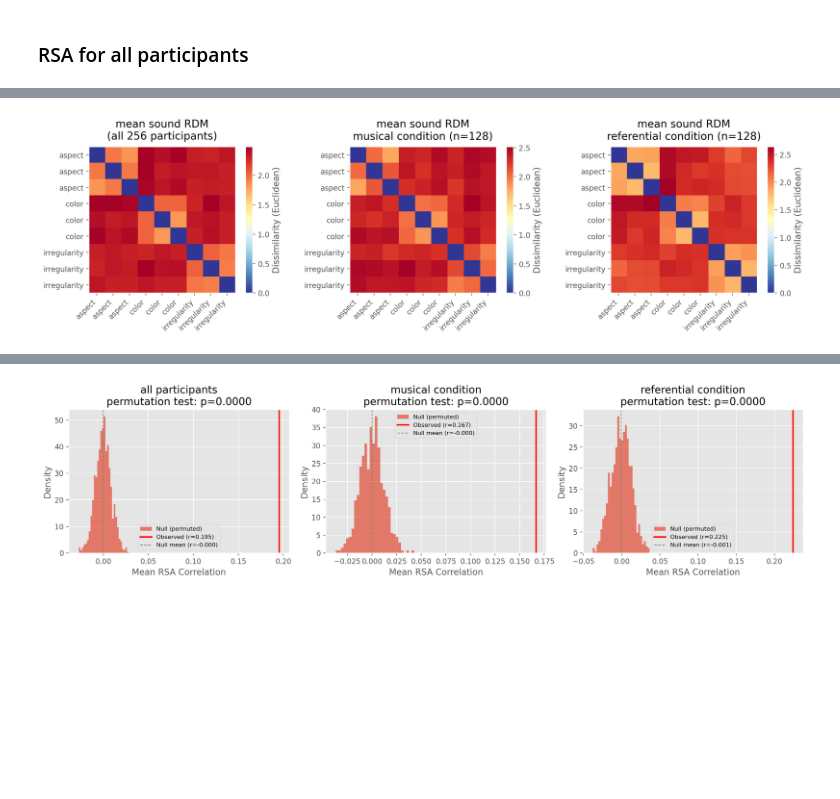
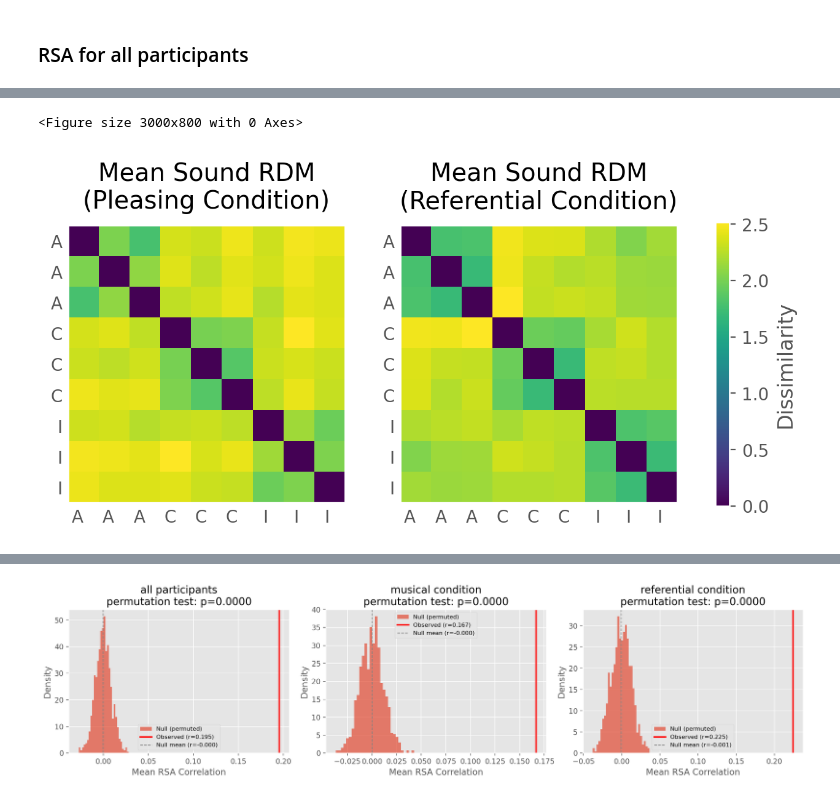
Before and after one commit to matthewcaren/image-scoring, a Jupyter notebook: analysis/viz-audio.ipynb, the cells around one changed output, grey strips where cells are left out. Drawn from its saved outputs; the diff is of its cells as text; code cells hidden in the pictures; blank space fills up the shorter version.

```diff
--- a/analysis/viz-audio.ipynb
+++ b/analysis/viz-audio.ipynb
@@ -88,0 +139,14 @@ plt.tight_layout()
+# %%
+# entropy of (normalized) heatmaps
+def compute_entropy(heatmap):
+    heatmap_flat = heatmap.flatten()
+    heatmap_flat = heatmap_flat[heatmap_flat > 0]  # remove zero entries
+    entropy = -np.sum(heatmap_flat * np.log2(heatmap_flat))
+    return entropy
+
+entropy_musical = compute_entropy(musical_heatmap)
+entropy_referential = compute_entropy(referential_heatmap)
+print(f'entropy, pleasing: {entropy_musical:.3f} bits')
+print(f'entropy, referential: {entropy_referential:.3f} bits')
+print(f'difference (pleasing - referential): {entropy_musical - entropy_referential:.3f} bits')
+print(f'compare to perfectly uniform distribution: {np.log2(heatmap_resolution**2):.3f} bits')
@@ -1055,47 +1355,36 @@ Referential condition (n=124):
 # %%
 # Visualize the mean behavioral RDMs and RSA correlation distributions
 plt.figure(figsize=(15, 4), dpi=200)
 
-# Overall mean behavioral RDM
-plt.subplot(1, 3, 1)
-plt.imshow(mean_behavioral_rdm, cmap='RdYlBu_r', interpolation='nearest')
-plt.colorbar(label='Dissimilarity (Euclidean)')
-attribute_labels = ['aspect', 'aspect', 'aspect', 'color', 'color', 'color', 'irregularity', 'irregularity', 'irregularity']
-plt.yticks(range(9), attribute_labels, fontsize=10)
-plt.xticks(range(9), attribute_labels, rotation=45, ha='right', fontsize=10)
-plt.grid(False)
-plt.title(f'mean sound RDM\n(all {len(all_rsa_correlations)} participants)', pad=10)
-boundaries = [2.5, 5.5]
-# for boundary in boundaries:
+fig, axes = plt.subplots(1, 2, figsize=(8, 3), dpi=200)
+
+attribute_labels = [label[0].upper() for label in attribute_labels]
+
+im = axes[0].imshow(mean_behavioral_rdm_musical, cmap='viridis', interpolation='nearest')
+axes[0].set_title(f'Mean Sound RDM\n(Pleasing Condition)', pad=10)
+axes[0].set_yticks(range(9))
+axes[0].set_xticks(range(9))
+axes[0].set_yticklabels(attribute_labels, fontsize=10)
+axes[0].set_xticklabels(attribute_labels, ha='right', fontsize=10)
+axes[0].grid(False)
+axes[0].tick_params(axis='both', which='both', length=0)
+
+axes[1].imshow(mean_behavioral_rdm_referential, cmap='viridis', interpolation='nearest')
+axes[1].set_title(f'Mean Sound RDM\n(Referential Condition)', pad=10)
+axes[1].set_yticks(range(9))
+axes[1].set_xticks(range(9))
+axes[1].set_yticklabels(attribute_labels, fontsize=10)
+axes[1].set_xticklabels(attribute_labels, ha='right', fontsize=10)
+axes[1].grid(False)
+axes[1].tick_params(axis='both', which='both', length=0)
+
+fig.colorbar(im, ax=axes, label='Dissimilarity')
 #     plt.axhline(boundary, color='black', linewidth=1.5, alpha=0.5)
 #     plt.axvline(boundary, color='black', linewidth=1.5, alpha=0.5)
 
-# Musical condition RDM
-plt.subplot(1, 3, 2)
-plt.imshow(mean_behavioral_rdm_musical, cmap='RdYlBu_r', interpolation='nearest')
-plt.colorbar(label='Dissimilarity (Euclidean)')
-plt.yticks(range(9), attribute_labels, fontsize=10)
-plt.xticks(range(9), attribute_labels, rotation=45, ha='right', fontsize=10)
-plt.grid(False)
-plt.title(f'mean sound RDM\nmusical condition (n={len(musical_indices)})', pad=10)
-# for boundary in boundaries:
-#     plt.axhline(boundary, color='black', linewidth=1.5, alpha=0.5)
-#     plt.axvline(boundary, color='black', linewidth=1.5, alpha=0.5)
-
-# Referential condition RDM
-plt.subplot(1, 3, 3)
-plt.imshow(mean_behavioral_rdm_referential, cmap='RdYlBu_r', interpolation='nearest')
-plt.colorbar(label='Dissimilarity (Euclidean)')
-plt.yticks(range(9), attribute_labels, fontsize=10)
-plt.xticks(range(9), attribute_labels, rotation=45, ha='right', fontsize=10)
-plt.grid(False)
-plt.title(f'mean sound RDM\nreferential condition (n={len(referential_indices)})', pad=10)
-# for boundary in boundaries:
-#     plt.axhline(boundary, color='black', linewidth=1.5, alpha=0.5)
-#     plt.axvline(boundary, color='black', linewidth=1.5, alpha=0.5)
-
-plt.tight_layout()
+# plt.tight_layout()
 plt.show()
 # %% [output]
+<Figure size 3000x800 with 0 Axes>
-[figure, old version]
+[figure, new version]
 # %% [markdown]
```
Also changed, not shown: parts of 29 cells of this notebook.
